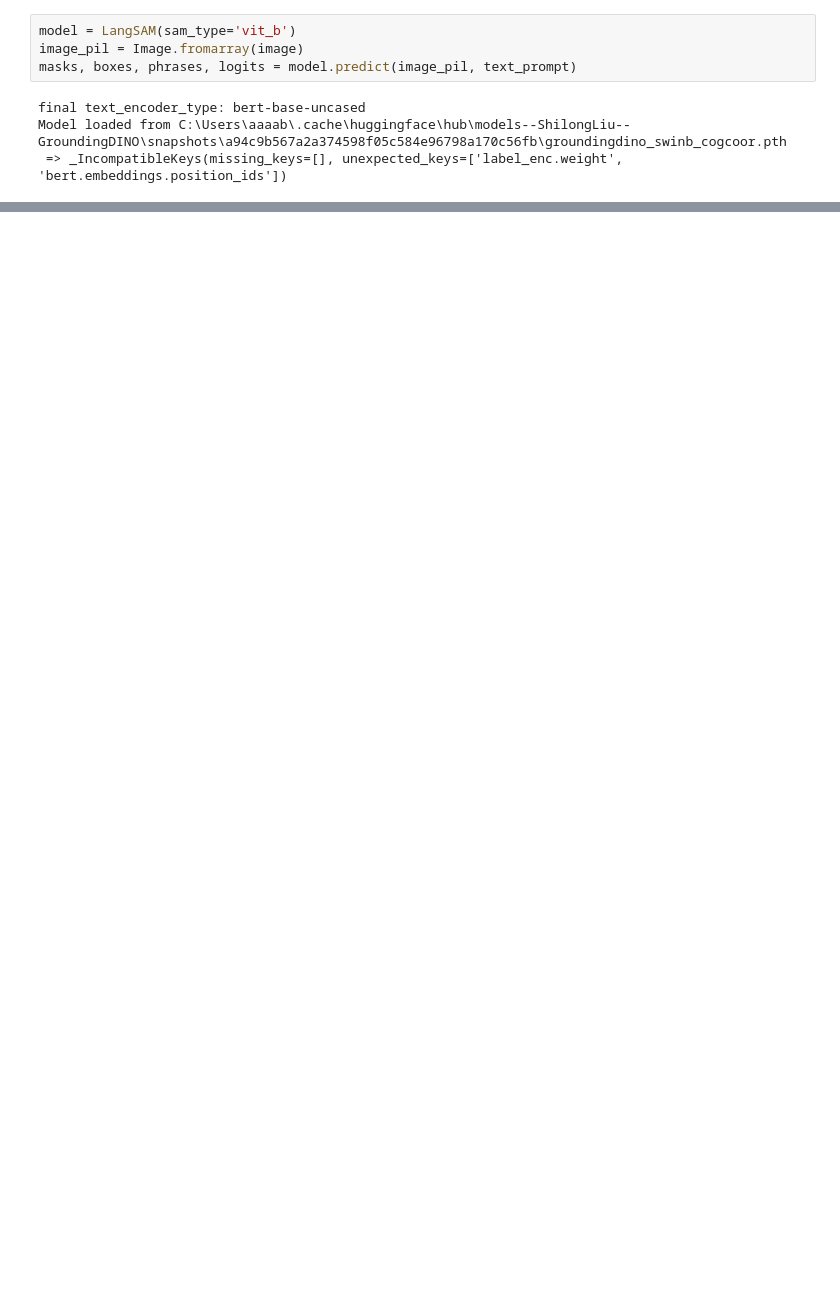
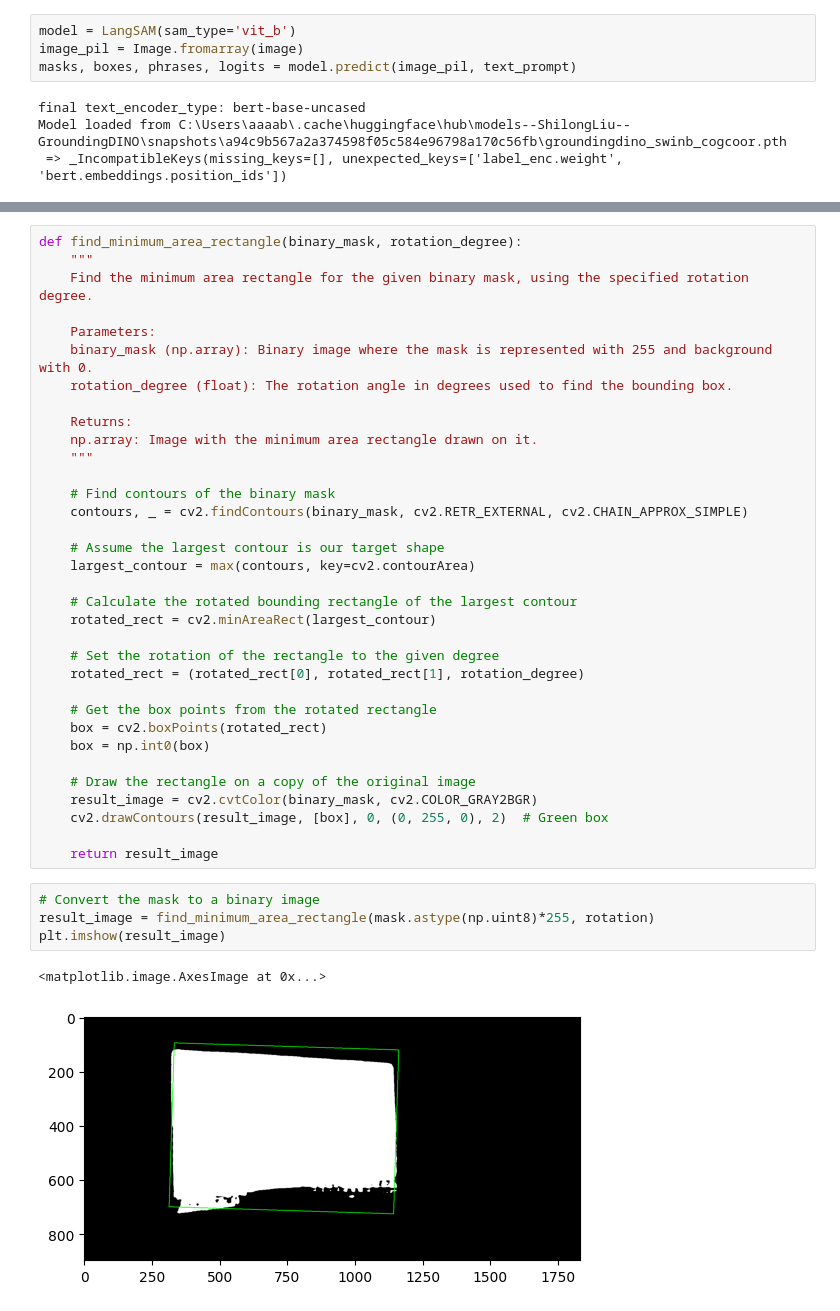
Before and after one commit to dylanvu/Grippy, a Jupyter notebook: display_segmentation/segment_text_pca.ipynb, the cells around one changed output, grey strips where cells are left out. Drawn from its saved outputs; the diff is of its cells as text; blank space fills up the shorter version.

```diff
--- a/display_segmentation/segment_text_pca.ipynb
+++ b/display_segmentation/segment_text_pca.ipynb
@@ -210,0 +173,41 @@ Center: [426.68488202 686.47309703], Width: 943.0748630090939, Height: 688.74945
+# %%
+def find_minimum_area_rectangle(binary_mask, rotation_degree):
+    """
+    Find the minimum area rectangle for the given binary mask, using the specified rotation degree.
+
+    Parameters:
+    binary_mask (np.array): Binary image where the mask is represented with 255 and background with 0.
+    rotation_degree (float): The rotation angle in degrees used to find the bounding box.
+
+    Returns:
+    np.array: Image with the minimum area rectangle drawn on it.
+    """
+
+    # Find contours of the binary mask
+    contours, _ = cv2.findContours(binary_mask, cv2.RETR_EXTERNAL, cv2.CHAIN_APPROX_SIMPLE)
+
+    # Assume the largest contour is our target shape
+    largest_contour = max(contours, key=cv2.contourArea)
+
+    # Calculate the rotated bounding rectangle of the largest contour
+    rotated_rect = cv2.minAreaRect(largest_contour)
+
+    # Set the rotation of the rectangle to the given degree
+    rotated_rect = (rotated_rect[0], rotated_rect[1], rotation_degree)
+
+    # Get the box points from the rotated rectangle
+    box = cv2.boxPoints(rotated_rect)
+    box = np.int0(box)
+
+    # Draw the rectangle on a copy of the original image
+    result_image = cv2.cvtColor(binary_mask, cv2.COLOR_GRAY2BGR)
+    cv2.drawContours(result_image, [box], 0, (0, 255, 0), 2)  # Green box
+
+    return result_image
+# %%
+# Convert the mask to a binary image
+result_image = find_minimum_area_rectangle(mask.astype(np.uint8)*255, rotation)
+plt.imshow(result_image)
+# %% [output]
+<matplotlib.image.AxesImage at 0x...>
+[figure, added]
```
Also changed, not shown: parts of 7 cells of this notebook.
